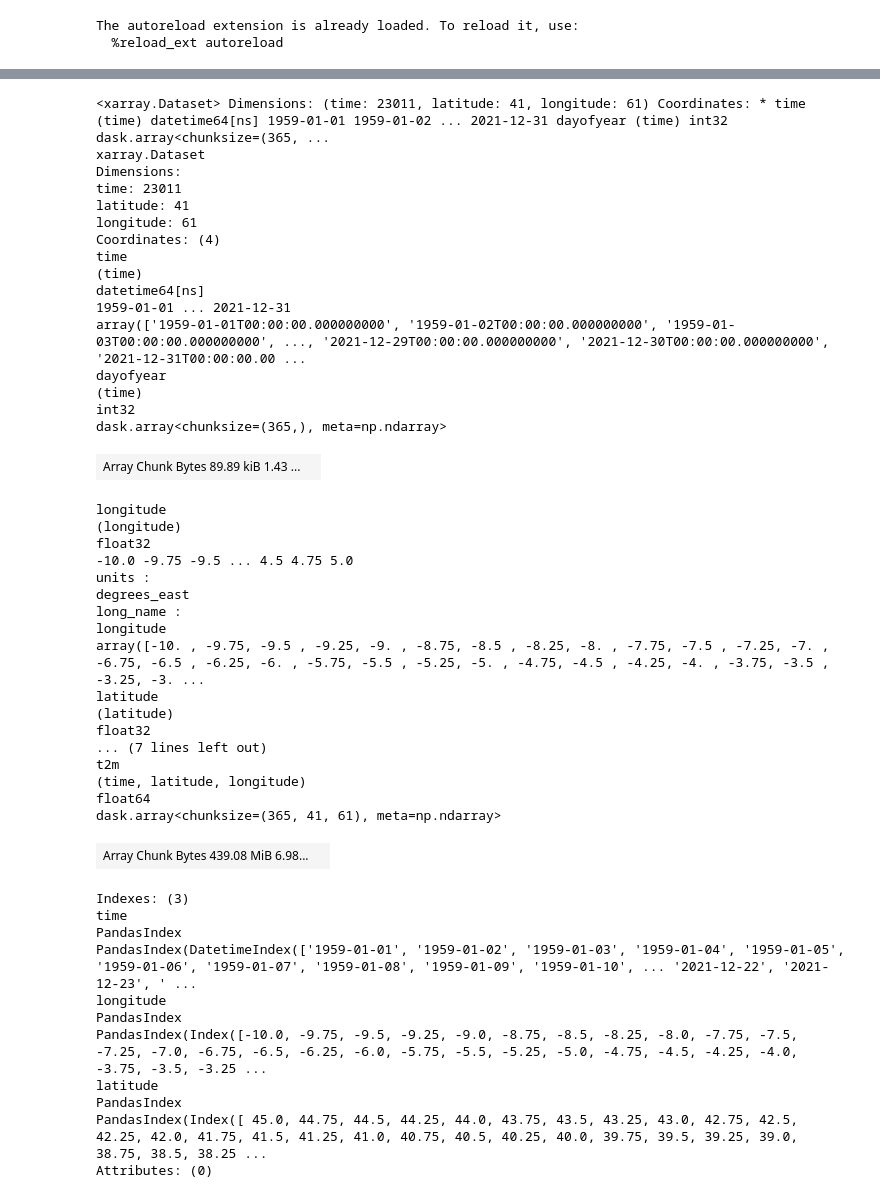
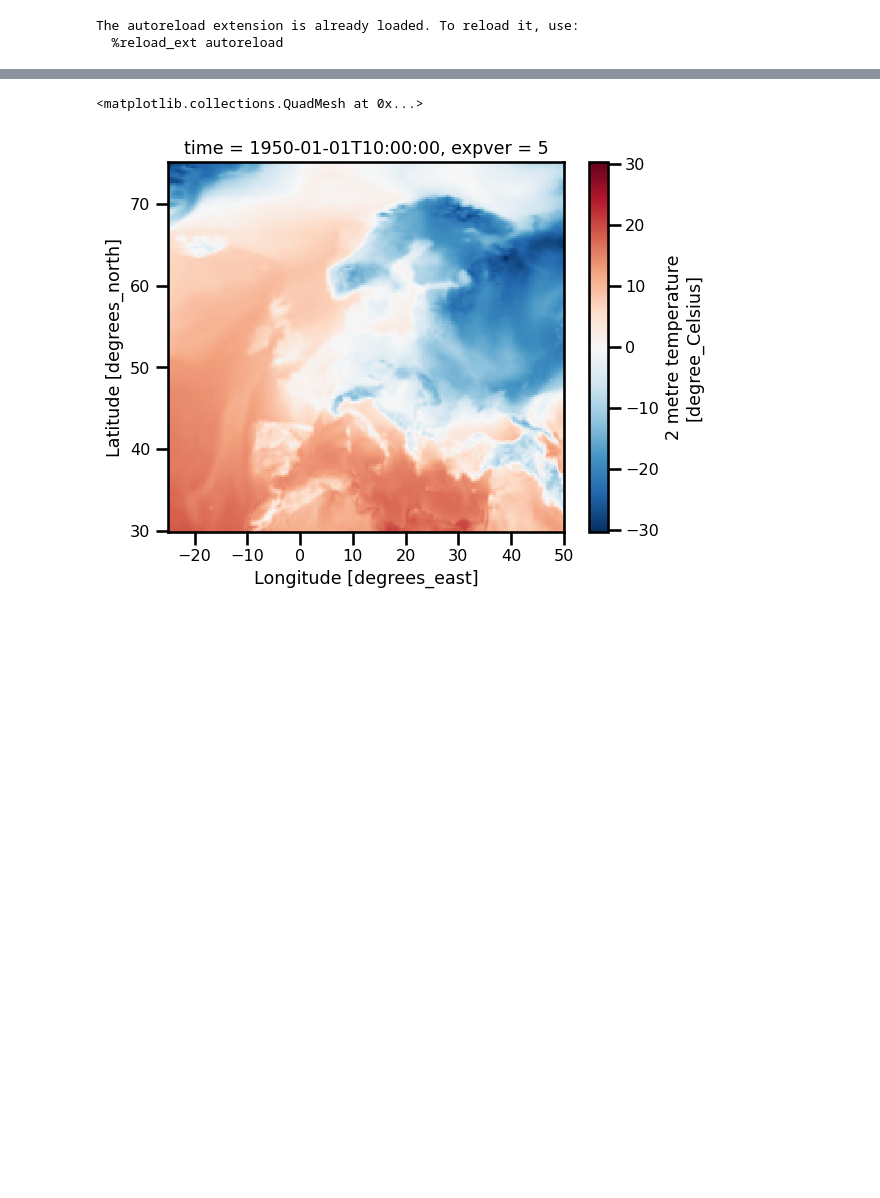
Before and after one commit to jejjohnson/geo_toolz, a Jupyter notebook: notebooks/extremes/extremes_demo_ts.ipynb, the cells around one changed output, grey strips where cells are left out. Saved outputs shown, nothing was run; the diff lists cells and outputs as text; code cells hidden in the pictures; blank space fills up the shorter version.

```diff
--- a/notebooks/extremes/extremes_demo_ts.ipynb
+++ b/notebooks/extremes/extremes_demo_ts.ipynb
@@ -2,8 +2,22 @@
 # Extremes - Demo
 # %%
 import autoroot
+import numpy as np
 import xarray as xr
+import pandas as pd
+import pint_xarray
+from geo_toolz._src.masks.country import add_country_mask
+from geo_toolz._src.masks.land import add_land_mask
+from geo_toolz._src.masks.ocean import add_ocean_mask
+from geo_toolz._src.validation.coords import validate_longitude, validate_latitude
+from geo_toolz._src.encoders.time import time_rescale, time_unrescale
+import matplotlib.pyplot as plt
+import seaborn as sns
+sns.reset_defaults()
+sns.set_context(context="talk", font_scale=0.7)
 
+
+%matplotlib inline
 %load_ext autoreload
 %autoreload 2
 # %% [output]
@@ -12,4 +30,16 @@ The autoreload extension is already loaded. To reload it, use:
 # %%
-data_dir = '/pool/datos/reanalisis/era5/anomaly/spain/025/t2max/*.nc'
+data_dir = '/pool/datos/reanalisis/era5/hourly/europe/025/t2m/*.nc'
 # %%
-ds = xr.open_mfdataset(data_dir, engine="netcdf4")
+def preprocess(ds):
+    ds = validate_latitude(ds)
+    ds = validate_longitude(ds)
+    # ds = ds.sortby(["time", "lon", "lat"])
+
+    ds = ds.pint.quantify({"t2m": "kelvin"})
+    ds["t2m"] = ds["t2m"].pint.to("degC")
+    ds = ds.pint.dequantify()
+    return ds
+
+ds = xr.open_mfdataset(
+    data_dir, preprocess=preprocess, engine="netcdf4"
+)
@@ -16,49 +85,5 @@ ds = xr.open_mfdataset(data_dir, engine="netcdf4")
 # %%
-ds
+ds.t2m.isel(time=10, expver=1).plot.pcolormesh()
 # %% [output]
-<xarray.Dataset> Dimensions: (time: 23011, latitude: 41, longitude: 61) Coordinates: * time (time) datetime64[ns] 1959-01-01 1959-01-02 ... 2021-12-31 dayofyear (time) int32 dask.array<chunksize=(365, ...
-xarray.Dataset
-Dimensions:
-time: 23011
-latitude: 41
-longitude: 61
-Coordinates: (4)
-time
-(time)
-datetime64[ns]
-1959-01-01 ... 2021-12-31
-array(['1959-01-01T00:00:00.000000000', '1959-01-02T00:00:00.000000000', '1959-01-03T00:00:00.000000000', ..., '2021-12-29T00:00:00.000000000', '2021-12-30T00:00:00.000000000', '2021-12-31T00:00:00.00 ...
-dayofyear
-(time)
-int32
-dask.array<chunksize=(365,), meta=np.ndarray>
+<matplotlib.collections.QuadMesh at 0x...>
-| Array Chunk Bytes 89.89 kiB 1.43 ... |  |
-longitude
-(longitude)
-float32
--10.0 -9.75 -9.5 ... 4.5 4.75 5.0
-units :
-degrees_east
-long_name :
-longitude
-array([-10. , -9.75, -9.5 , -9.25, -9. , -8.75, -8.5 , -8.25, -8. , -7.75, -7.5 , -7.25, -7. , -6.75, -6.5 , -6.25, -6. , -5.75, -5.5 , -5.25, -5. , -4.75, -4.5 , -4.25, -4. , -3.75, -3.5 , -3.25, -3. ...
-latitude
-(latitude)
-float32
-... (7 lines left out)
-t2m
-(time, latitude, longitude)
-float64
-dask.array<chunksize=(365, 41, 61), meta=np.ndarray>
-| Array Chunk Bytes 439.08 MiB 6.98... |  |
-Indexes: (3)
-time
-PandasIndex
-PandasIndex(DatetimeIndex(['1959-01-01', '1959-01-02', '1959-01-03', '1959-01-04', '1959-01-05', '1959-01-06', '1959-01-07', '1959-01-08', '1959-01-09', '1959-01-10', ... '2021-12-22', '2021-12-23', ' ...
-longitude
-PandasIndex
-PandasIndex(Index([-10.0, -9.75, -9.5, -9.25, -9.0, -8.75, -8.5, -8.25, -8.0, -7.75, -7.5, -7.25, -7.0, -6.75, -6.5, -6.25, -6.0, -5.75, -5.5, -5.25, -5.0, -4.75, -4.5, -4.25, -4.0, -3.75, -3.5, -3.25 ...
-latitude
-PandasIndex
-PandasIndex(Index([ 45.0, 44.75, 44.5, 44.25, 44.0, 43.75, 43.5, 43.25, 43.0, 42.75, 42.5, 42.25, 42.0, 41.75, 41.5, 41.25, 41.0, 40.75, 40.5, 40.25, 40.0, 39.75, 39.5, 39.25, 39.0, 38.75, 38.5, 38.25 ...
-Attributes: (0)
+[figure, added]
```
Also changed, not shown: parts of 21 cells of this notebook, 7 other files.
